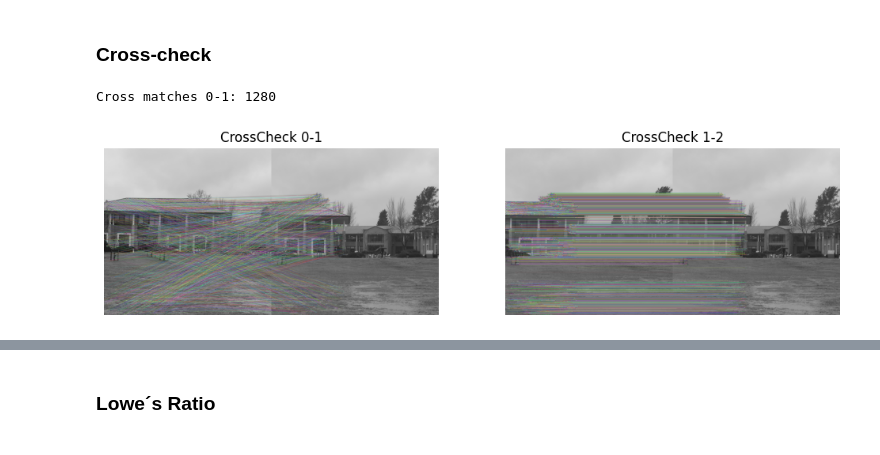
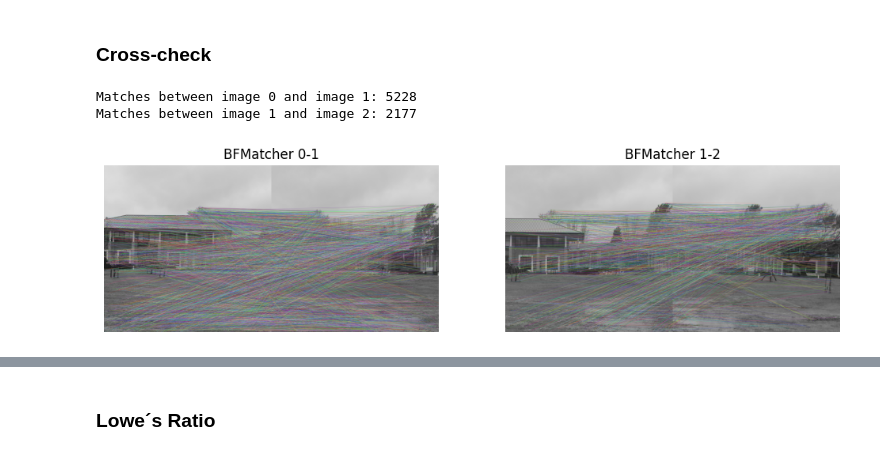
Before and after one commit to jerecoder/TP1-Vision, a Jupyter notebook: tp1.ipynb, the cells around one changed output, grey strips where cells are left out. Cells and saved outputs as stored; diff of their text form; code cells hidden in the pictures.

```diff
--- a/tp1.ipynb
+++ b/tp1.ipynb
@@ -6,6 +6,6 @@ import cv2
 from utils import imshow, show_images
 import numpy as np
 # %%
-images = [cv2.cvtColor(plt.imread(f'img/udesa_{i}.jpg'), cv2.COLOR_RGB2GRAY) for i in range(0,3)]
+images = [cv2.imread(f'img/udesa_{i}.jpg', cv2.IMREAD_GRAYSCALE) for i in range(3)]
 show_images(images)
 # %% [output]
@@ -89,53 +88,43 @@ images_descriptors = filtered_descriptors
 # %% [markdown]
 ### Cross-check
 # %%
-FLANN_INDEX_KDTREE = 1
-index_params = dict(algorithm=FLANN_INDEX_KDTREE, trees=5)
-search_params = dict(checks=50)
-flann = cv2.FlannBasedMatcher(index_params, search_params)
+# Create BFMatcher object with L2 norm (for SIFT, SURF, etc.) and crossCheck enabled.
+bf = cv2.BFMatcher(cv2.NORM_L2, crossCheck=True)
 
-def flann_cross_check(desc1, desc2, matcher):
-    # Asegurar tipo float32
+def bf_cross_check(desc1, desc2, matcher):
+    # Ensure descriptors are float32 if necessary.
     desc1 = desc1.astype(np.float32)
     desc2 = desc2.astype(np.float32)
 
-    matches_1to2 = matcher.match(desc1, desc2)
-    matches_2to1 = matcher.match(desc2, desc1)
+    # Perform matching. With crossCheck=True, only mutual matches are returned.
+    matches = matcher.match(desc1, desc2)
 
-    # Crear diccionario para reverse lookup: (desc2_index) -> desc1_index
-    reverse_matches = {m.trainIdx: m.queryIdx for m in matches_2to1}
+    # Optionally, sort matches by distance (lower distance is better).
+    return sorted(matches, key=lambda x: x.distance)
 
-    # Filtrar matches que sean mutuos
-    mutual_matches = []
-    for m in matches_1to2:
-        reverse = reverse_matches.get(m.queryIdx)
-        if reverse is not None and reverse == m.trainIdx:
-            mutual_matches.append(m)
-
-    return sorted(mutual_matches, key=lambda x: x.distance)
-
-
-# Entre imagen 0 y 1
-matches01_cross = flann_cross_check(images_descriptors[0], images_descriptors[1], flann)
-print("Cross matches 0-1:", len(matches01_cross))
-
+# Matching between image 0 and image 1.
+matches01_cross = bf_cross_check(images_descriptors[0], images_descriptors[1], bf)
 matched_img01_cross = cv2.drawMatches(
     images[0], images_keypoints[0],
     images[1], images_keypoints[1],
     matches01_cross, None,
     flags=cv2.DrawMatchesFlags_NOT_DRAW_SINGLE_POINTS
 )
 
-# Match entre imagen 1 y 2
-matches12_cross = flann_cross_check(images_descriptors[1], images_descriptors[2], flann)
+# Matching between image 1 and image 2.
+matches12_cross = bf_cross_check(images_descriptors[1], images_descriptors[2], bf)
 matched_img12_cross = cv2.drawMatches(
     images[1], images_keypoints[1],
     images[2], images_keypoints[2],
     matches12_cross, None,
     flags=cv2.DrawMatchesFlags_NOT_DRAW_SINGLE_POINTS
 )
 
-show_images([matched_img01_cross, matched_img12_cross], ["CrossCheck 0-1", "CrossCheck 1-2"])
+# Display the matching images.
+show_images([matched_img01_cross, matched_img12_cross], ["BFMatcher 0-1", "BFMatcher 1-2"])
+print(f"Matches between image 0 and image 1: {len(matches01_cross)}")
+print(f"Matches between image 1 and image 2: {len(matches12_cross)}")
 # %% [output]
-Cross matches 0-1: 1280
+Matches between image 0 and image 1: 5228
+Matches between image 1 and image 2: 2177
-[figure, old version]
+[figure, new version]
```
Also changed, not shown: parts of 12 cells of this notebook.
